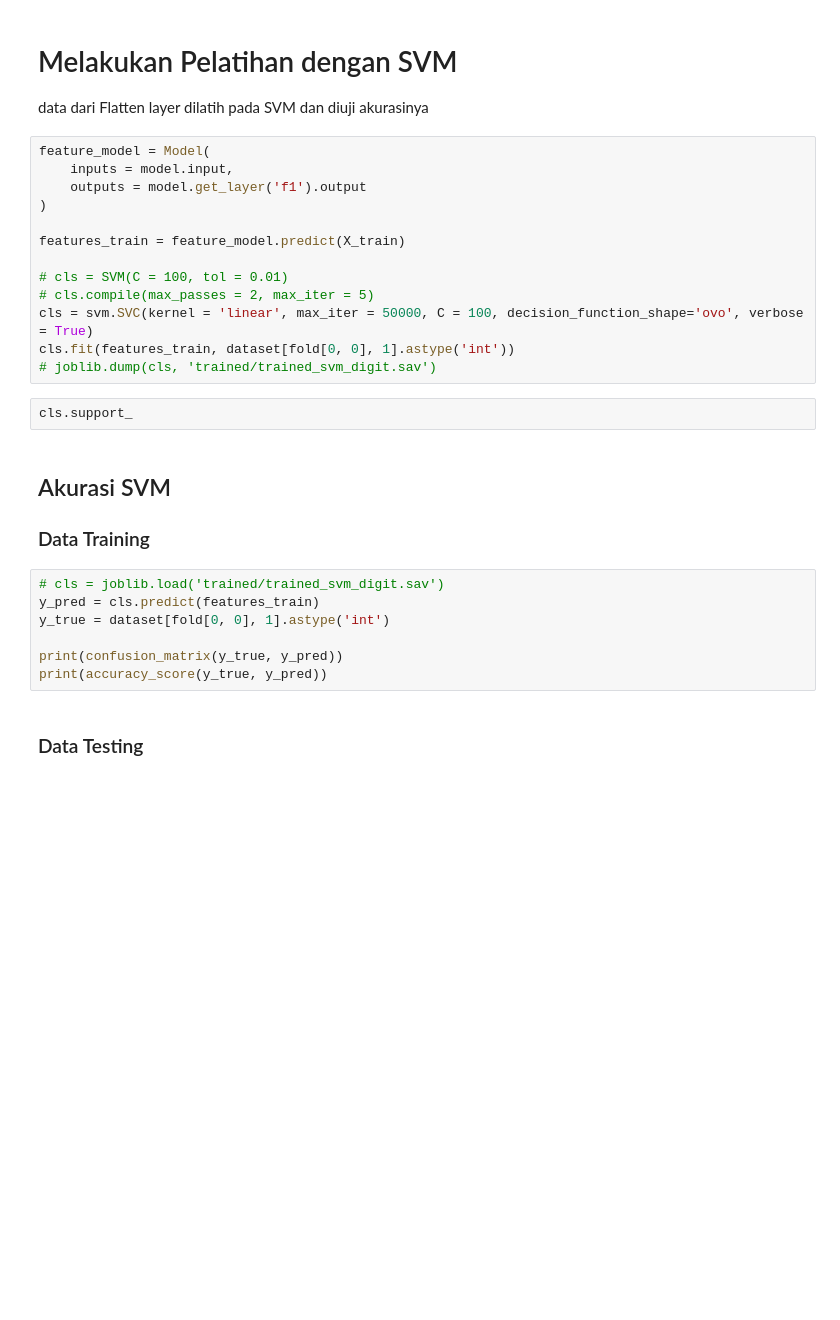
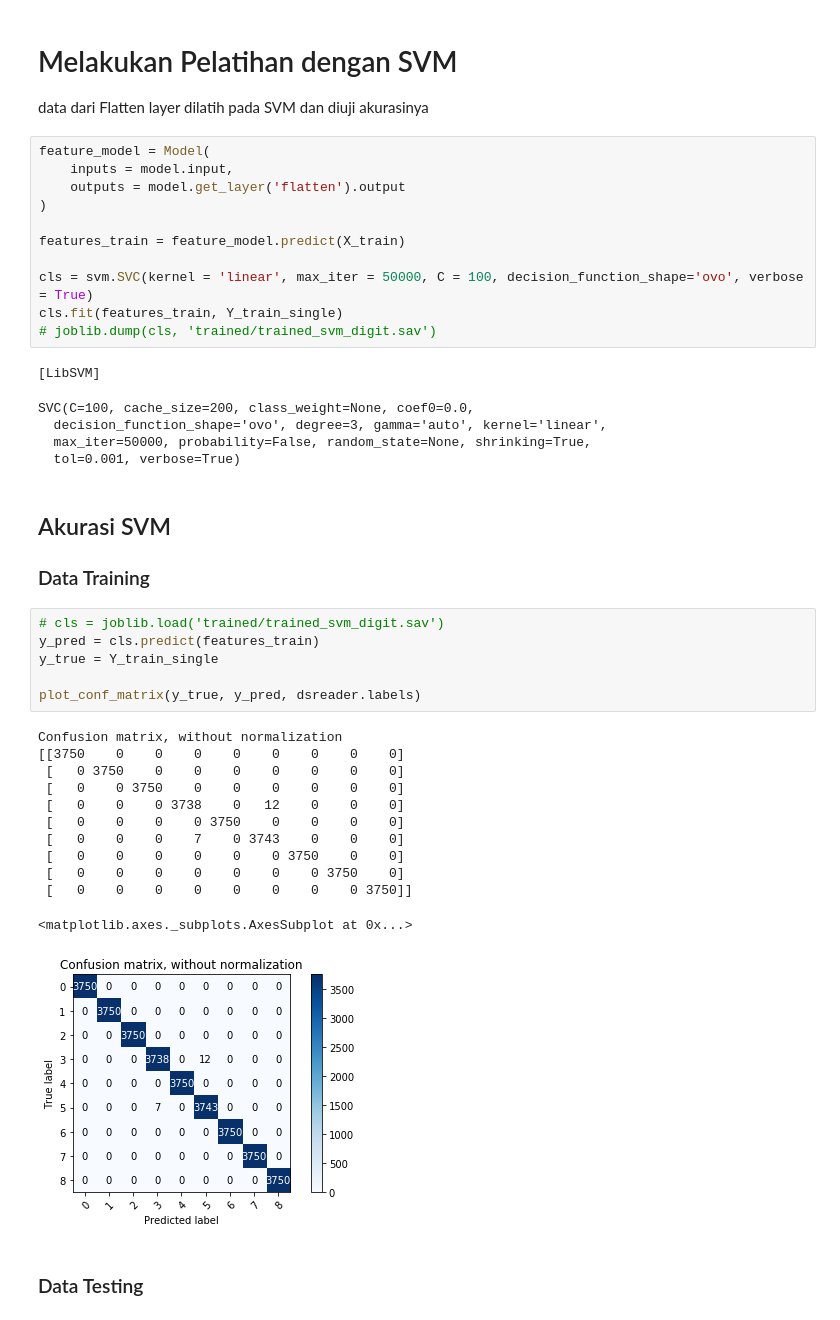
Before and after one commit to BagasMuharom/CBIR-CNN-SVM, a Jupyter notebook: Train Digit 32 50k LN1.ipynb, the cells around one changed output. Saved outputs shown, nothing was run; the diff lists cells and outputs as text; blank space fills up the shorter version.

```diff
--- a/Train Digit 32 50k LN1.ipynb
+++ b/Train Digit 32 50k LN1.ipynb
@@ -93,27 +96,41 @@ diuji akurasinya
 # %%
 feature_model = Model(
     inputs = model.input,
-    outputs = model.get_layer('f1').output
+    outputs = model.get_layer('flatten').output
 )
 
 features_train = feature_model.predict(X_train)
 
-# cls = SVM(C = 100, tol = 0.01)
-# cls.compile(max_passes = 2, max_iter = 5)
 cls = svm.SVC(kernel = 'linear', max_iter = 50000, C = 100, decision_function_shape='ovo', verbose = True)
-cls.fit(features_train, dataset[fold[0, 0], 1].astype('int'))
+cls.fit(features_train, Y_train_single)
 # joblib.dump(cls, 'trained/trained_svm_digit.sav')
+# %% [output]
+[LibSVM]
+SVC(C=100, cache_size=200, class_weight=None, coef0=0.0,
+  decision_function_shape='ovo', degree=3, gamma='auto', kernel='linear',
+  max_iter=50000, probability=False, random_state=None, shrinking=True,
+  tol=0.001, verbose=True)
-# %%
-cls.support_
 # %% [markdown]
 ## Akurasi SVM
 ### Data Training
 # %%
 # cls = joblib.load('trained/trained_svm_digit.sav')
 y_pred = cls.predict(features_train)
-y_true = dataset[fold[0, 0], 1].astype('int')
+y_true = Y_train_single
 
-print(confusion_matrix(y_true, y_pred))
-print(accuracy_score(y_true, y_pred))
+plot_conf_matrix(y_true, y_pred, dsreader.labels)
+# %% [output]
+Confusion matrix, without normalization
+[[3750    0    0    0    0    0    0    0    0]
+ [   0 3750    0    0    0    0    0    0    0]
+ [   0    0 3750    0    0    0    0    0    0]
+ [   0    0    0 3738    0   12    0    0    0]
+ [   0    0    0    0 3750    0    0    0    0]
+ [   0    0    0    7    0 3743    0    0    0]
+ [   0    0    0    0    0    0 3750    0    0]
+ [   0    0    0    0    0    0    0 3750    0]
+ [   0    0    0    0    0    0    0    0 3750]]
+<matplotlib.axes._subplots.AxesSubplot at 0x...>
+[figure, added]
 # %% [markdown]
 ### Data Testing
```
Also changed, not shown: parts of 18 cells of this notebook, 5 other files.
